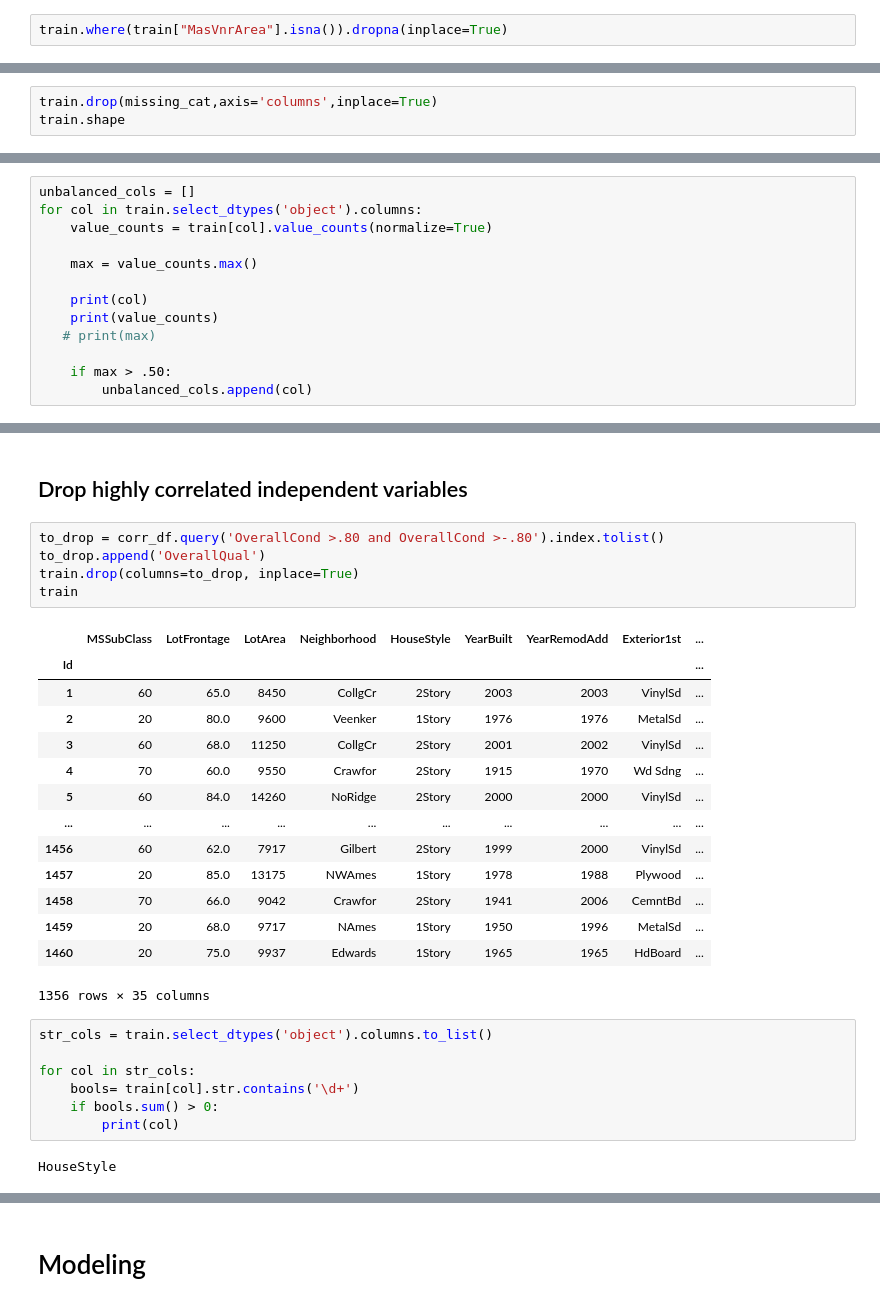
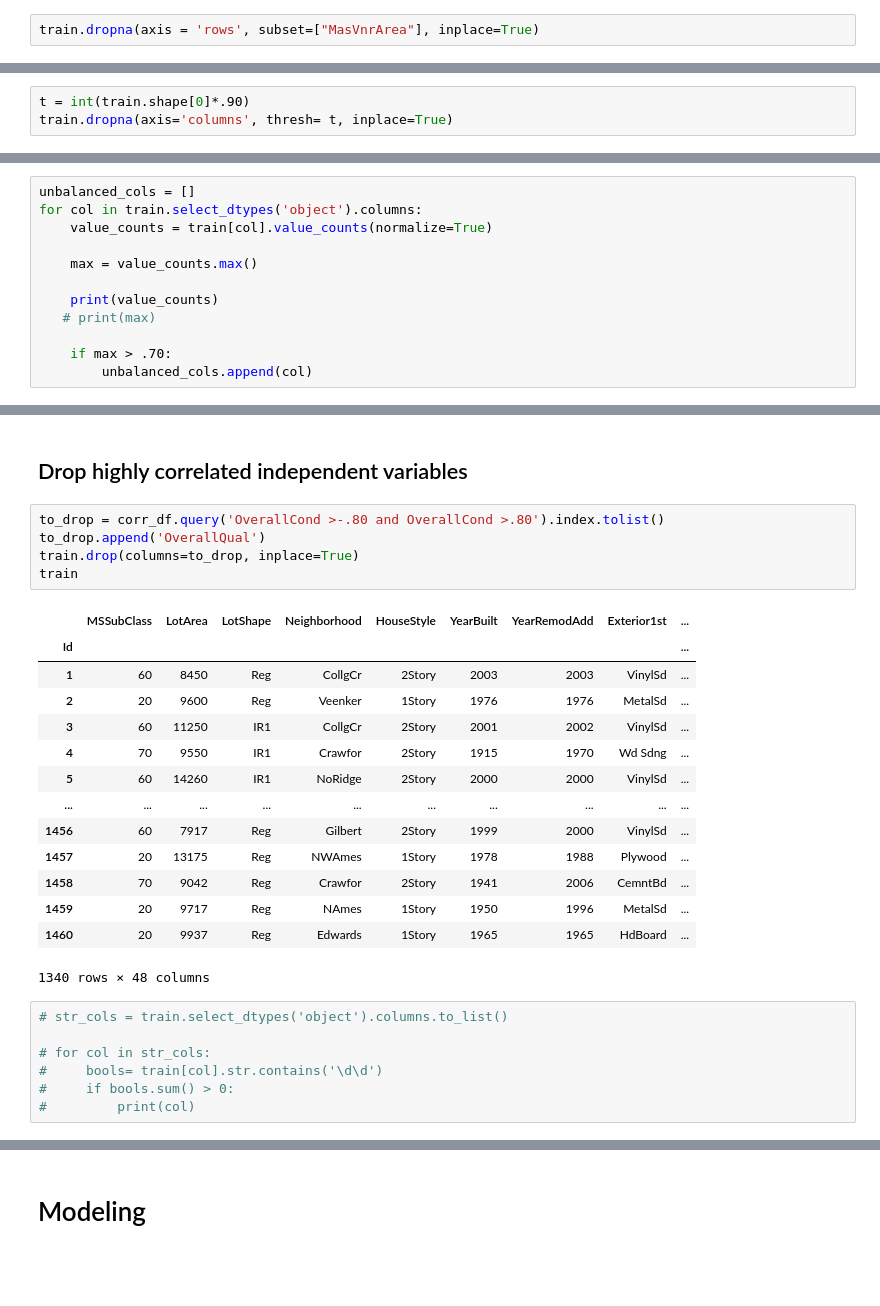
Before and after one commit to McArthurAdal/House-Price-Prediction-Kaggle, a Jupyter notebook: analysis.ipynb, the cells around one changed output, grey strips where cells are left out. Saved outputs shown, nothing was run; the diff lists cells and outputs as text; blank space fills up the shorter version.

```diff
--- a/analysis.ipynb
+++ b/analysis.ipynb
@@ -216,6 +218,6 @@ dtype: int64
 # %% [markdown]
 ### Drop 8 rows of ManVnrArea
 # %%
-train.where(train["MasVnrArea"].isna()).dropna(inplace=True)
+train.dropna(axis = 'rows', subset=["MasVnrArea"], inplace=True)
 # %% [markdown]
 ### Drop categorical columns  with more than 600 missing values
@@ -230,3 +223,0 @@ missing_cat
-# %%
-train.drop(missing_cat,axis='columns',inplace=True)
-train.shape
@@ -235,3 +224,6 @@ train.shape
+# %%
+t = int(train.shape[0]*.90)
+train.dropna(axis='columns', thresh= t, inplace=True)
 # %% [markdown]
 ### Drop Columns Dominated by a certain value
 # %%
@@ -241,11 +233,10 @@ for col in train.select_dtypes('object').columns:
 
     max = value_counts.max()
 
-    print(col)
     print(value_counts)
    # print(max)
 
-    if max > .50:
+    if max > .70:
         unbalanced_cols.append(col)
 # %% [output]
 MSZoning
@@ -336,31 +326,29 @@ corr_df
 # %% [markdown]
 ## Drop highly correlated independent variables
 # %%
-to_drop = corr_df.query('OverallCond >.80 and OverallCond >-.80').index.tolist()
+to_drop = corr_df.query('OverallCond >-.80 and OverallCond >.80').index.tolist()
 to_drop.append('OverallQual')
 train.drop(columns=to_drop, inplace=True)
 train
 # %% [output]
-|  | MSSubClass | LotFrontage | LotArea | Neighborhood | HouseStyle | YearBuilt | YearRemodAdd | Exterior1st | ... |
+|  | MSSubClass | LotArea | LotShape | Neighborhood | HouseStyle | YearBuilt | YearRemodAdd | Exterior1st | ... |
 | Id |  |  |  |  |  |  |  |  | ... |
-| 1 | 60 | 65.0 | 8450 | CollgCr | 2Story | 2003 | 2003 | VinylSd | ... |
-| 2 | 20 | 80.0 | 9600 | Veenker | 1Story | 1976 | 1976 | MetalSd | ... |
-| 3 | 60 | 68.0 | 11250 | CollgCr | 2Story | 2001 | 2002 | VinylSd | ... |
-| 4 | 70 | 60.0 | 9550 | Crawfor | 2Story | 1915 | 1970 | Wd Sdng | ... |
-| 5 | 60 | 84.0 | 14260 | NoRidge | 2Story | 2000 | 2000 | VinylSd | ... |
+| 1 | 60 | 8450 | Reg | CollgCr | 2Story | 2003 | 2003 | VinylSd | ... |
+| 2 | 20 | 9600 | Reg | Veenker | 1Story | 1976 | 1976 | MetalSd | ... |
+| 3 | 60 | 11250 | IR1 | CollgCr | 2Story | 2001 | 2002 | VinylSd | ... |
+| 4 | 70 | 9550 | IR1 | Crawfor | 2Story | 1915 | 1970 | Wd Sdng | ... |
+| 5 | 60 | 14260 | IR1 | NoRidge | 2Story | 2000 | 2000 | VinylSd | ... |
 | ... | ... | ... | ... | ... | ... | ... | ... | ... | ... |
-| 1456 | 60 | 62.0 | 7917 | Gilbert | 2Story | 1999 | 2000 | VinylSd | ... |
-| 1457 | 20 | 85.0 | 13175 | NWAmes | 1Story | 1978 | 1988 | Plywood | ... |
-| 1458 | 70 | 66.0 | 9042 | Crawfor | 2Story | 1941 | 2006 | CemntBd | ... |
-| 1459 | 20 | 68.0 | 9717 | NAmes | 1Story | 1950 | 1996 | MetalSd | ... |
-| 1460 | 20 | 75.0 | 9937 | Edwards | 1Story | 1965 | 1965 | HdBoard | ... |
+| 1456 | 60 | 7917 | Reg | Gilbert | 2Story | 1999 | 2000 | VinylSd | ... |
+| 1457 | 20 | 13175 | Reg | NWAmes | 1Story | 1978 | 1988 | Plywood | ... |
+| 1458 | 70 | 9042 | Reg | Crawfor | 2Story | 1941 | 2006 | CemntBd | ... |
+| 1459 | 20 | 9717 | Reg | NAmes | 1Story | 1950 | 1996 | MetalSd | ... |
+| 1460 | 20 | 9937 | Reg | Edwards | 1Story | 1965 | 1965 | HdBoard | ... |
-1356 rows × 35 columns
+1340 rows × 48 columns
 # %%
-str_cols = train.select_dtypes('object').columns.to_list()
+# str_cols = train.select_dtypes('object').columns.to_list()
 
-for col in str_cols:
-    bools= train[col].str.contains('\d+')
-    if bools.sum() > 0:
-        print(col)
+# for col in str_cols:
+#     bools= train[col].str.contains('\d\d')
+#     if bools.sum() > 0:
+#         print(col)
-# %% [output]
-HouseStyle
```
Also changed, not shown: parts of 33 cells of this notebook, 2 other files.
